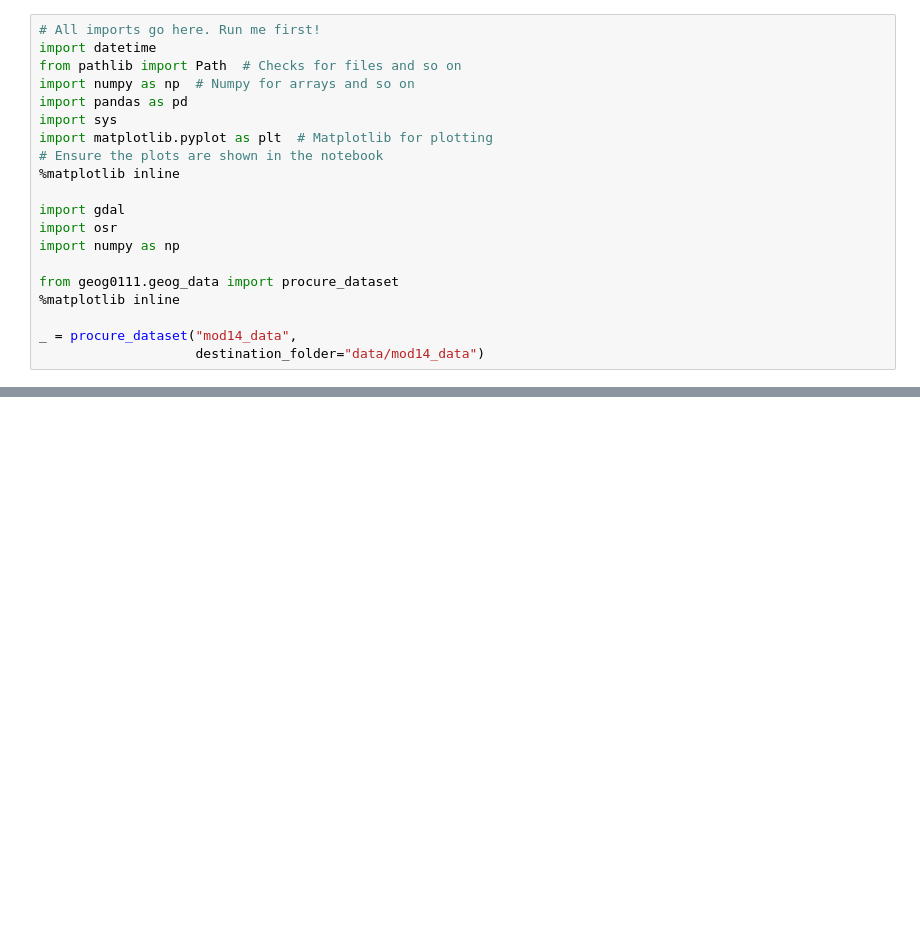
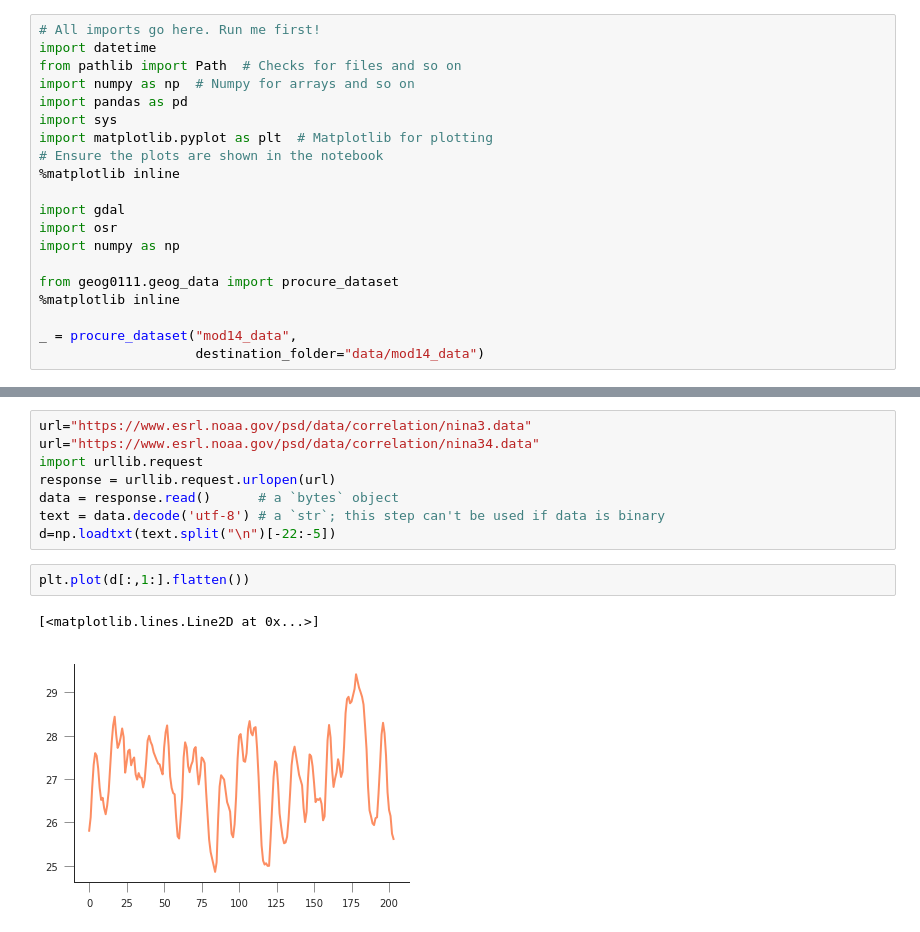
Before and after one commit to profLewis/geog0111_OLD, a Jupyter notebook: Chapter8_Fire_and_Teleconnections.ipynb, the cells around one changed output, grey strips where cells are left out. Saved outputs shown, nothing was run; the diff lists cells and outputs as text; blank space fills up the shorter version.

```diff
--- a/Chapter8_Fire_and_Teleconnections.ipynb
+++ b/Chapter8_Fire_and_Teleconnections.ipynb
@@ -152,0 +168,13 @@ plt.imshow(D[(2005,8)])
+# %%
+url="https://www.esrl.noaa.gov/psd/data/correlation/nina3.data"
+url="https://www.esrl.noaa.gov/psd/data/correlation/nina34.data"
+import urllib.request
+response = urllib.request.urlopen(url)
+data = response.read()      # a `bytes` object
+text = data.decode('utf-8') # a `str`; this step can't be used if data is binary
+d=np.loadtxt(text.split("\n")[-22:-5])
+# %%
+plt.plot(d[:,1:].flatten())
+# %% [output]
+[<matplotlib.lines.Line2D at 0x...>]
+[figure, added]
```
Also changed, not shown: parts of 6 cells of this notebook.
